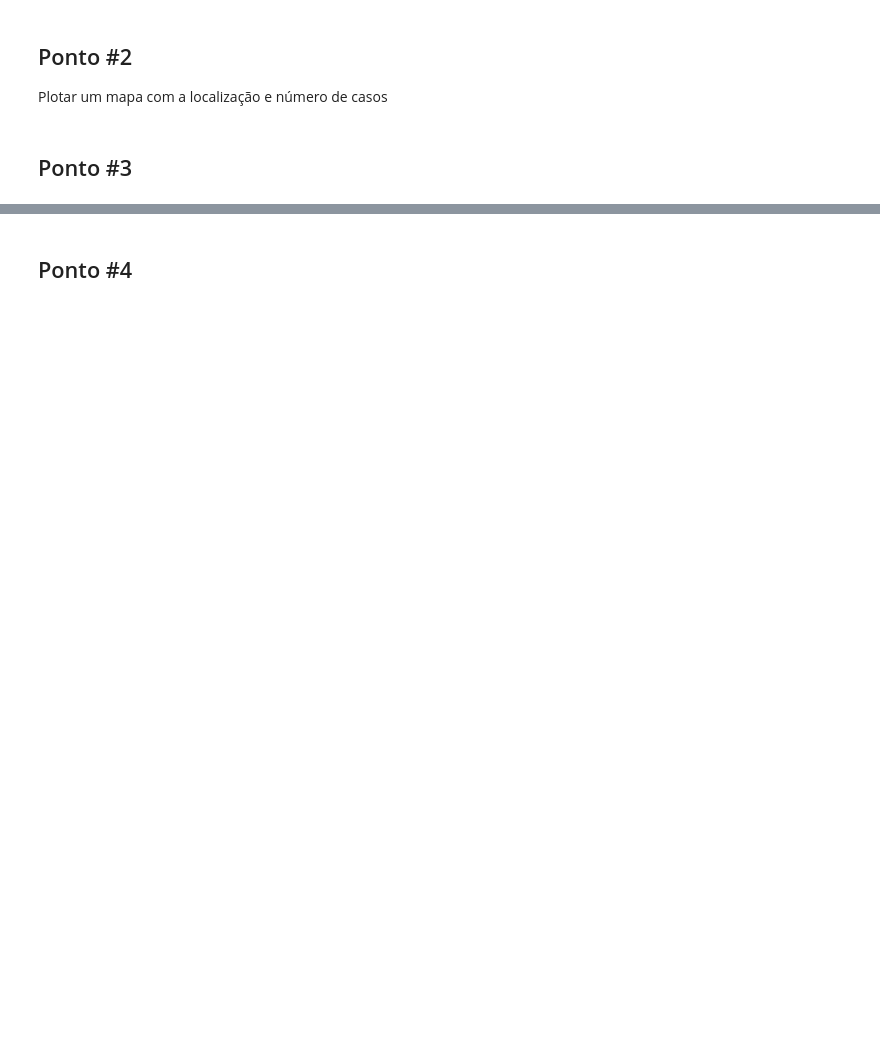
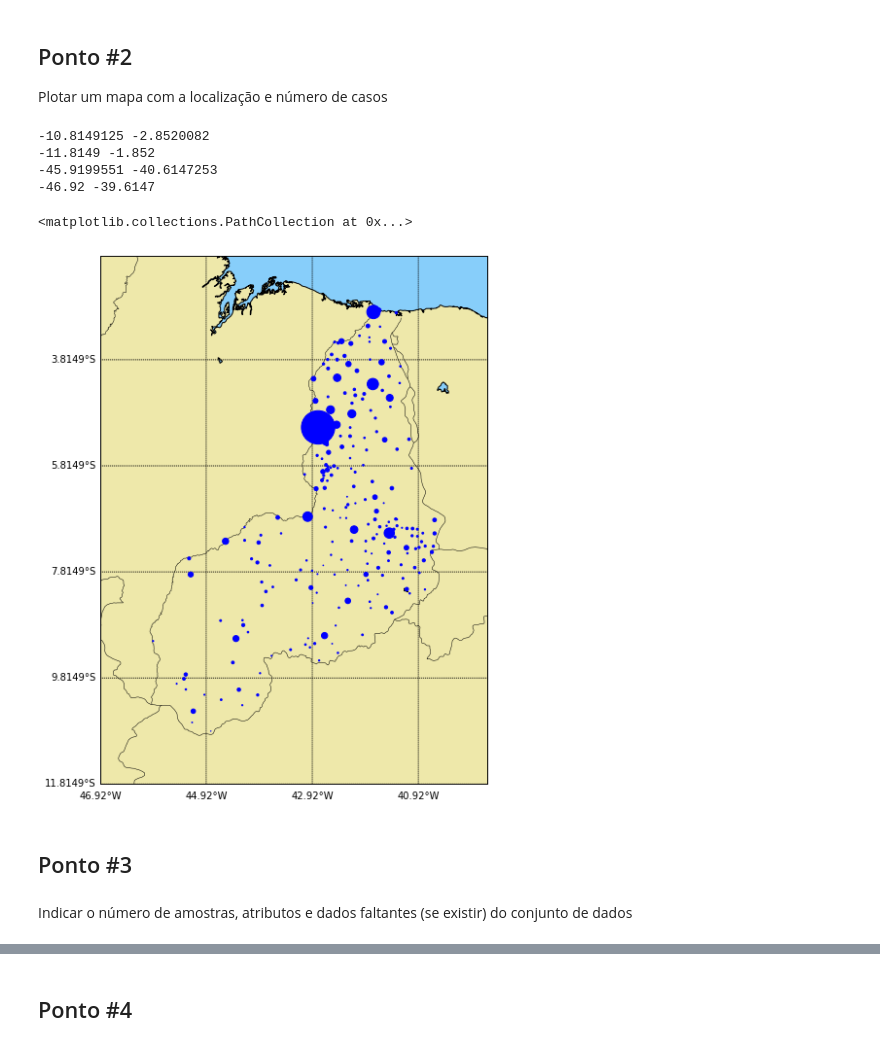
Before and after one commit to Pepyn0/SI, a Jupyter notebook: AT01/dados_covid_PI.ipynb, the cells around one changed output, grey strips where cells are left out. Saved outputs shown, nothing was run; the diff lists cells and outputs as text; code cells hidden in the pictures; blank space fills up the shorter version.

```diff
--- a/AT01/dados_covid_PI.ipynb
+++ b/AT01/dados_covid_PI.ipynb
@@ -140,5 +211,57 @@ memory usage: 23.0+ KB
 # %% [markdown]
 ## Ponto #2
 Plotar um mapa com a localização e número de casos
+# %%
+#Função para plotar o mapa
+def plotMap(lat1, lat2, lon1, lon2, xmap, ymap):
+    plt.figure(figsize=(xmap, ymap))
+    map = Basemap(projection='cyl',
+    resolution='h',
+    llcrnrlat=lat1,
+    urcrnrlat=lat2,
+    llcrnrlon=lon1,
+    urcrnrlon=lon2
+    )
+    map.drawcoastlines()
+    map.fillcontinents(color='palegoldenrod', lake_color='lightskyblue')
+    map.drawmapboundary(fill_color='lightskyblue')
+    map.drawstates(color='black')
+    map.drawparallels(np.arange(lat1, lat2 + 0.5, 2), labels=[1, 0, 0, 0])
+    map.drawmeridians(np.arange(lon1, lon2 + 0.5, 2), labels=[0, 0, 0, 1])
+    return map
+# %%
+multiplot = 1
+lat1 = dataPiaui['latitude'].min() - multiplot if dataPiaui['latitude'].min() < 0 else dataPiaui['latitude'].min() + multiplot
+lat2 = dataPiaui['latitude'].max() + multiplot if dataPiaui['latitude'].max() < 0 else dataPiaui['latitude'].max() - multiplot
+lon1 = dataPiaui['longitude'].min() - multiplot if dataPiaui['longitude'].min() < 0 else dataPiaui['longitude'].min() + multiplot
+lon2 = dataPiaui['longitude'].max() + multiplot if dataPiaui['longitude'].max() < 0 else dataPiaui['longitude'].max() - multiplot
+
+lat1, lat2 = round(lat1, 4), round(lat2, 4)
+lon1, lon2 = round(lon1, 4), round(lon2, 4)
+
+print(dataPiaui['latitude'].min(), dataPiaui['latitude'].max())
+print(lat1, lat2)
+print(dataPiaui['longitude'].min(), dataPiaui['longitude'].max())
+print(lon1, lon2)
+# %% [output]
+-10.8149125 -2.8520082
+-11.8149 -1.852
+-45.9199551 -40.6147253
+-46.92 -39.6147
+# %%
+map = plotMap(lat1, lat2, lon1, lon2, 15, 10)
+map.scatter(
+    x=dataPiaui['longitude'].values,
+    y=dataPiaui['latitude'].values,
+    s = dataPiaui['confirmed']/100, c='blue',
+    # alpha = 0.01,
+    marker='o',
+    zorder=6
+    )
+# %% [output]
+<matplotlib.collections.PathCollection at 0x...>
+[figure, added]
 # %% [markdown]
 ## Ponto #3
+# %% [markdown]
+Indicar o número de amostras, atributos e dados faltantes (se existir) do conjunto de dados
```
Also changed, not shown: parts of 25 cells of this notebook, 1 other file.
